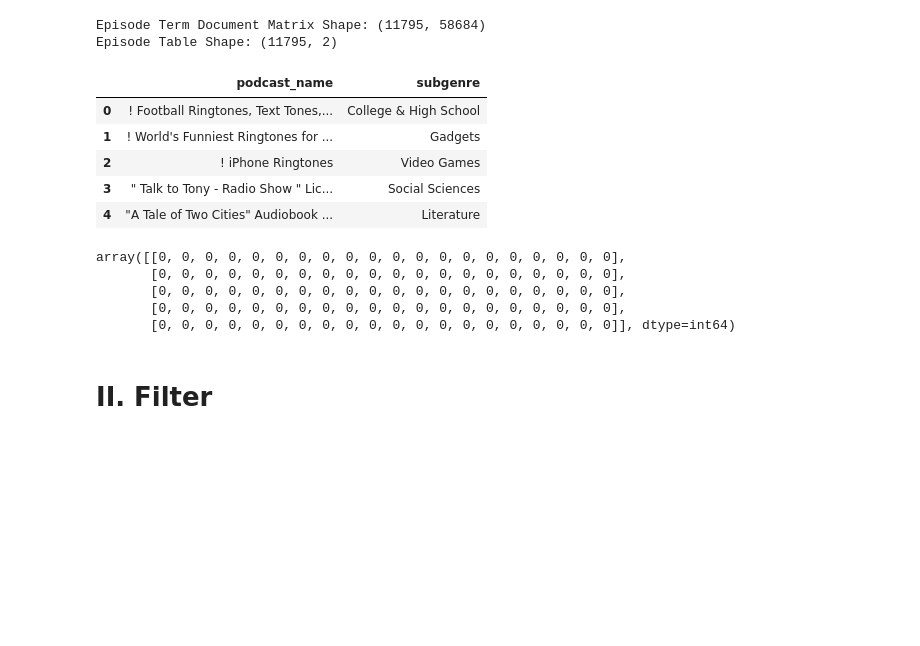
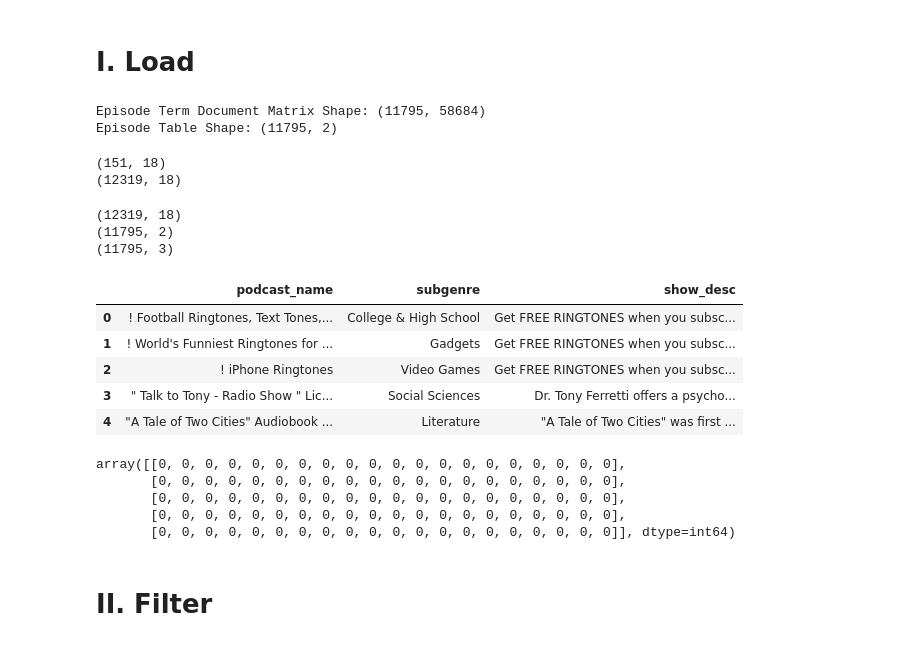
Before and after one commit to jablauvelt/podcast_micro_categories, a Jupyter notebook: notebooks/LDA.ipynb, the cells around one changed output. Drawn from its saved outputs; the diff is of its cells as text; code cells hidden in the pictures; blank space fills up the shorter version.

```diff
--- a/notebooks/LDA.ipynb
+++ b/notebooks/LDA.ipynb
@@ -17,4 +20,6 @@ import lda
 # %%
 samp = False
 samp = '_samp' if samp else ''
+# %% [markdown]
+# I. Load
 # %%
@@ -38,23 +45,45 @@ assert len(feature_names) == tdm.shape[1]
 # %% [output]
 Episode Term Document Matrix Shape: (11795, 58684)
 Episode Table Shape: (11795, 2)
-# %%
-eps.head()
-# %% [output]
-|  | podcast_name | subgenre |
-| 0 | ! Football Ringtones, Text Tones,... | College & High School |
-| 1 | ! World's Funniest Ringtones for ... | Gadgets |
-| 2 | ! iPhone Ringtones | Video Games |
-| 3 | " Talk to Tony - Radio Show " Lic... | Social Sciences |
-| 4 | "A Tale of Two Cities" Audiobook ... | Literature |
-# %%
-tdm.toarray()[:5,0:20]
-# %% [output]
-array([[0, 0, 0, 0, 0, 0, 0, 0, 0, 0, 0, 0, 0, 0, 0, 0, 0, 0, 0, 0],
-       [0, 0, 0, 0, 0, 0, 0, 0, 0, 0, 0, 0, 0, 0, 0, 0, 0, 0, 0, 0],
-       [0, 0, 0, 0, 0, 0, 0, 0, 0, 0, 0, 0, 0, 0, 0, 0, 0, 0, 0, 0],
-       [0, 0, 0, 0, 0, 0, 0, 0, 0, 0, 0, 0, 0, 0, 0, 0, 0, 0, 0, 0],
-       [0, 0, 0, 0, 0, 0, 0, 0, 0, 0, 0, 0, 0, 0, 0, 0, 0, 0, 0, 0]], dtype=int64)
+# %%
+# Remove duplicates from full show list (need to handle these earlier on in other scripts)
+dupes = shows_full.groupby(['podcast_name', 'subgenre']).filter(lambda group: len(group) > 1).sort('podcast_name')
+print(dupes.shape)
+shows_full = shows_full.drop_duplicates(['podcast_name', 'subgenre'])
+print(shows_full.shape)
+# %% [output]
+(151, 18)
+(12319, 18)
+# %%
+# Join data from full show table to list of shows in the model
+
+print(shows_full.shape)
+print(shows_concat.shape)
+
+shows = pd.merge(shows_concat, shows_full[['podcast_name', 'subgenre', 'show_desc']],
+                 on = ['podcast_name', 'subgenre'], how='left', sort=False)
+print(shows.shape)
+assert shows.shape[0] == shows_concat.shape[0]
+shows.head()
+# %% [output]
+(12319, 18)
+(11795, 2)
+(11795, 3)
+|  | podcast_name | subgenre | show_desc |
+| 0 | ! Football Ringtones, Text Tones,... | College & High School | Get FREE RINGTONES when you subsc... |
+| 1 | ! World's Funniest Ringtones for ... | Gadgets | Get FREE RINGTONES when you subsc... |
+| 2 | ! iPhone Ringtones | Video Games | Get FREE RINGTONES when you subsc... |
+| 3 | " Talk to Tony - Radio Show " Lic... | Social Sciences | Dr. Tony Ferretti offers a psycho... |
+| 4 | "A Tale of Two Cities" Audiobook ... | Literature | "A Tale of Two Cities" was first ... |
+# %%
+# Small cutout of TDM - it is a sparse matrix and therefore mostly 0s
+tdm.toarray()[:5,0:20]
+# %% [output]
+array([[0, 0, 0, 0, 0, 0, 0, 0, 0, 0, 0, 0, 0, 0, 0, 0, 0, 0, 0, 0],
+       [0, 0, 0, 0, 0, 0, 0, 0, 0, 0, 0, 0, 0, 0, 0, 0, 0, 0, 0, 0],
+       [0, 0, 0, 0, 0, 0, 0, 0, 0, 0, 0, 0, 0, 0, 0, 0, 0, 0, 0, 0],
+       [0, 0, 0, 0, 0, 0, 0, 0, 0, 0, 0, 0, 0, 0, 0, 0, 0, 0, 0, 0],
+       [0, 0, 0, 0, 0, 0, 0, 0, 0, 0, 0, 0, 0, 0, 0, 0, 0, 0, 0, 0]], dtype=int64)
 # %% [markdown]
 # II. Filter
 # %%
```
Also changed, not shown: parts of 16 cells of this notebook.
